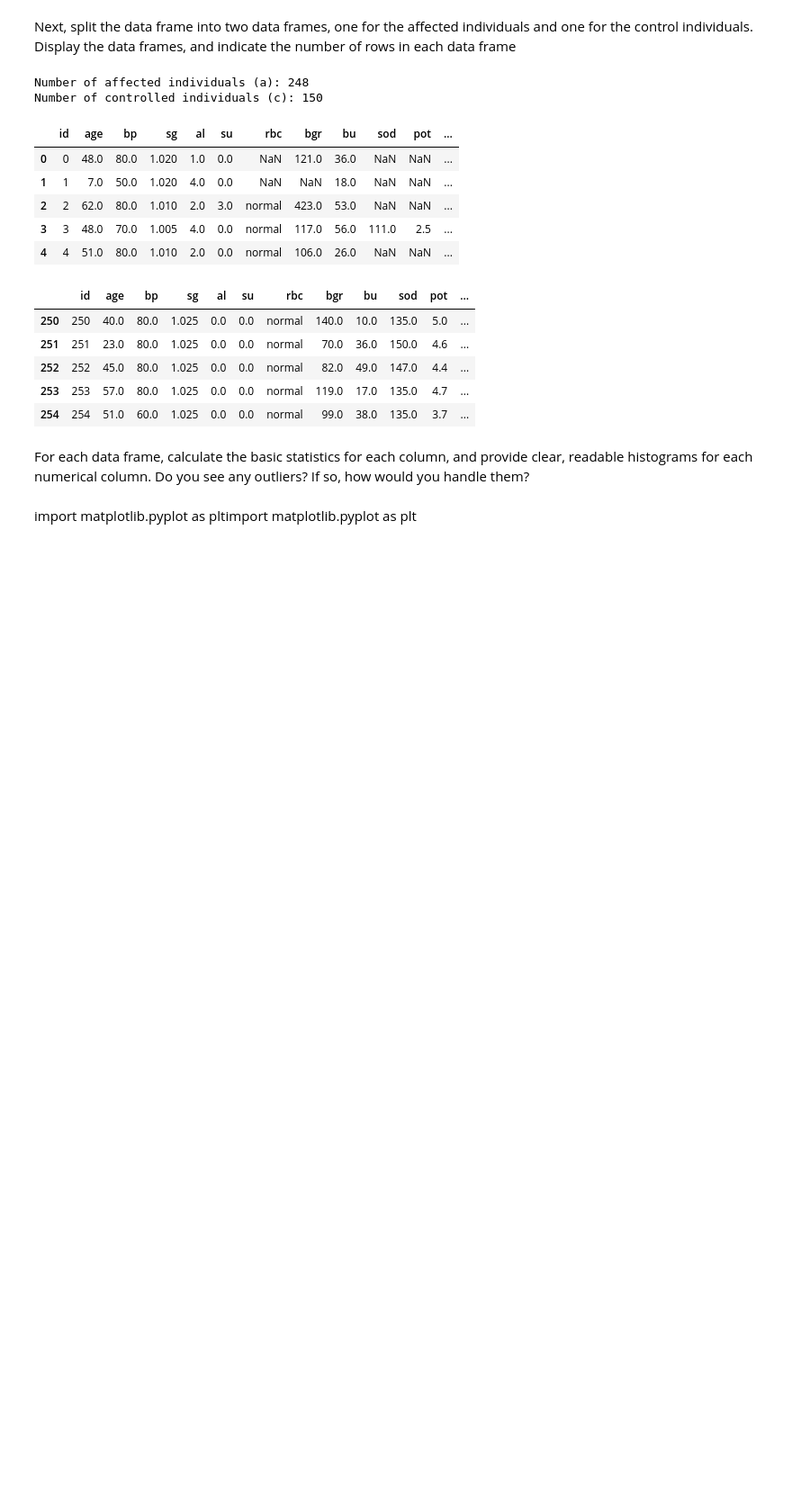
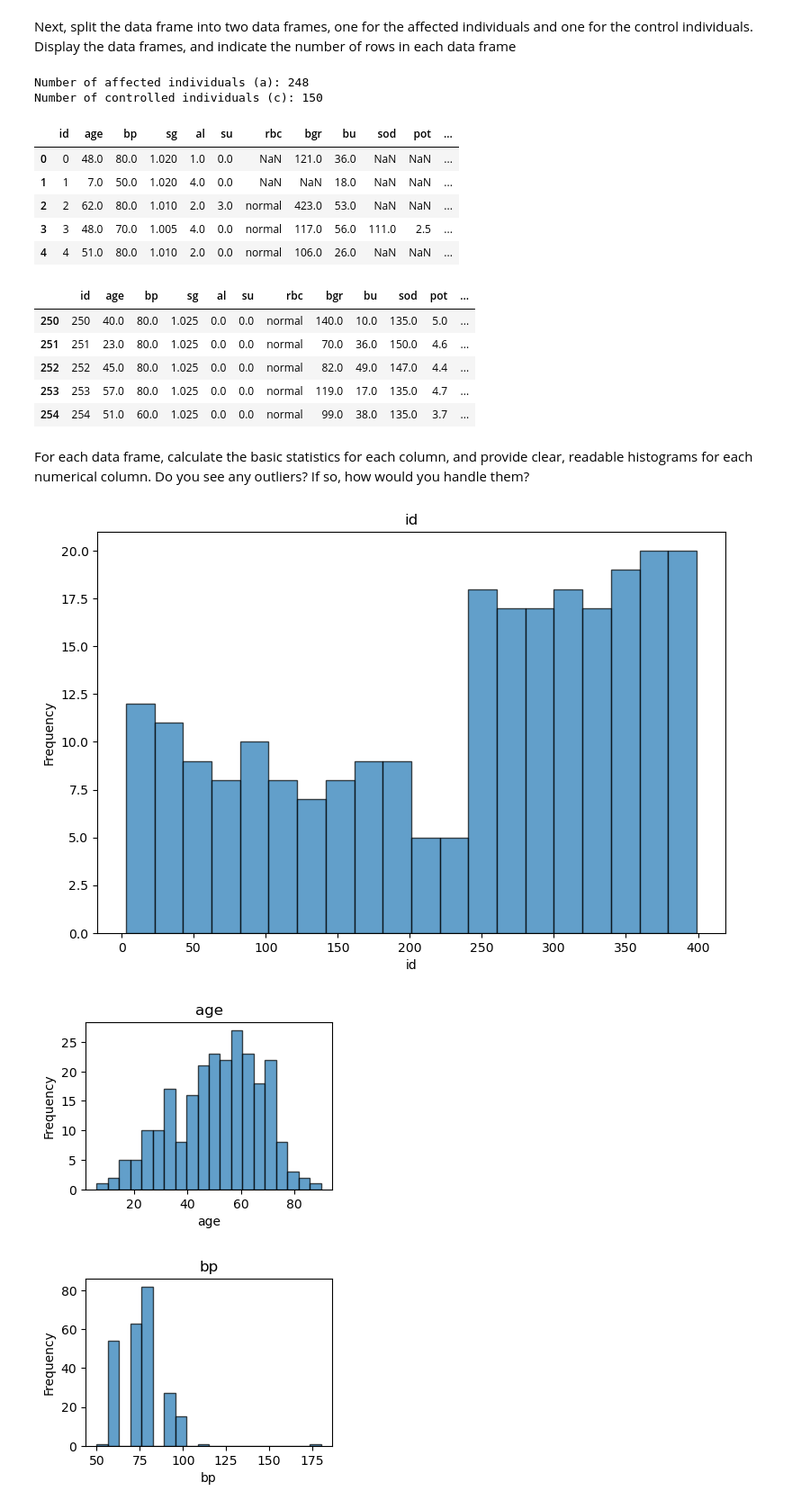
Before and after one commit to japuter/munDkko, a Jupyter notebook: assigment1.ipynb, the cells around one changed output. Shown at 90% size. Saved outputs shown, nothing was run; the diff lists cells and outputs as text; code cells hidden in the pictures; blank space fills up the shorter version.

```diff
--- a/assigment1.ipynb
+++ b/assigment1.ipynb
@@ -188,6 +188,27 @@ Number of controlled individuals (c): 150
 | 254 | 254 | 51.0 | 60.0 | 1.025 | 0.0 | 0.0 | normal | 99.0 | 38.0 | 135.0 | 3.7 | ... |
 # %% [markdown]
 For each data frame, calculate the basic statistics for each column, and provide clear, readable histograms for each numerical column. Do you see any outliers? If so, how would you handle them?
-# %% [markdown]
-
-import matplotlib.pyplot as pltimport matplotlib.pyplot as plt
+# %%
+import matplotlib.pyplot as plt
+import math
+
+
+def plot_data(df):
+    plt.figure(figsize=(15, 10))
+    numeric_cols= df.select_dtypes(include=['int', 'float']).columns   # Select numerical columns
+
+
+    for i, col in enumerate(numeric_cols, start=1):  # Loopataan numerillisten columnejen läpi
+        plt.subplot(2, 2, 1)  # Tehää 3x3
+        df[col].plot(kind='hist', title=col, bins=20, edgecolor="black", alpha=0.7) # Adds bins and edges
+        plt.xlabel(col)  # Label x axis
+        plt.ylabel('Frequency')
+
+        plt.tight_layout() # Prevent overlapping
+        plt.show()
+
+plot_data(df_filtered)  # Calling the function on my cleaned dataset
+# %% [output]
+[figure, added]
+[figure, added]
+[figure, added]
```
Also changed, not shown: parts of 6 cells of this notebook.
